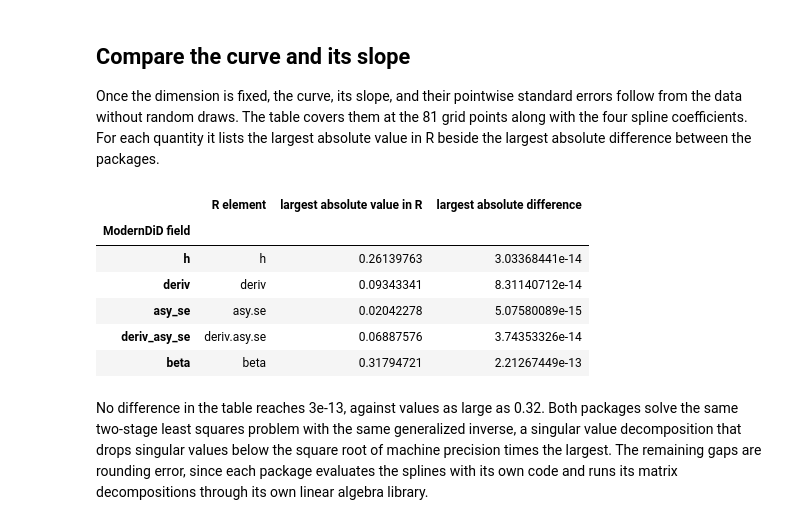
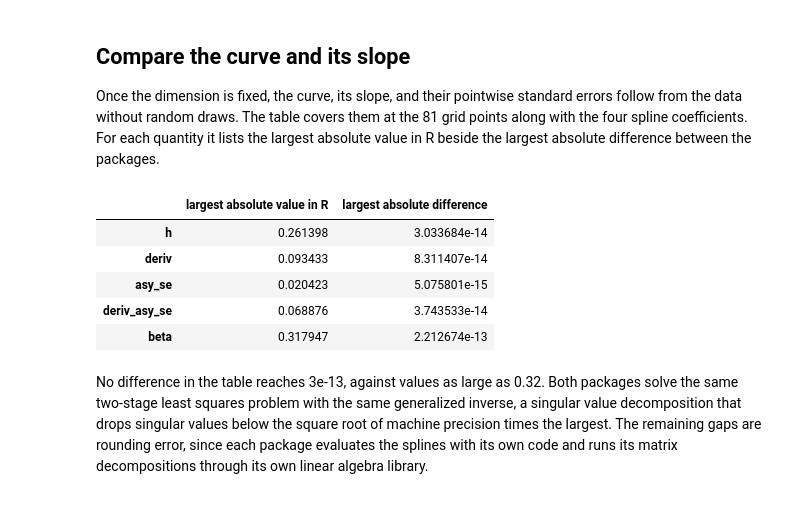
Before and after one commit to jordandeklerk/moderndid, a Jupyter notebook: docs/source/r_comparisons/r_npiv.ipynb, the cells around one changed output. Drawn from its saved outputs; the diff is of its cells as text; code cells hidden in the pictures.

```diff
--- a/docs/source/r_comparisons/r_npiv.ipynb
+++ b/docs/source/r_comparisons/r_npiv.ipynb
@@ -34,17 +34,9 @@ rest on bootstrap draws appear side by side without an assertion.
 :::
 # %%
 import numpy as np
-import pandas as pd
 import rpy2.robjects as ro
-from rpy2.robjects import pandas2ri
-from rpy2.robjects.packages import importr
 
 import moderndid as did
-
-with ro.default_converter.context():
-    r_npiv = importr("npiv")
-
-pd.set_option("display.precision", 8)
 # %% [output]
 Error importing in API mode: ImportError("dlopen(/Users/jordandeklerk/moderndid/.venv/lib/python3.12/site-packages/_rinterface_cffi_api.abi3.so, 0x0002): Library not loaded: /Library/Frameworks/R.fram ...
 Trying to import in ABI mode.
@@ -67,11 +59,6 @@ example's grid of 81 evenly spaced values of log spending from 4.5 to 6.5.
 data = did.load_engel()
 grid = np.linspace(4.5, 6.5, 81)
 
-with (ro.default_converter + pandas2ri.converter).context():
-    ro.globalenv["engel"] = ro.conversion.py2rpy(data.to_pandas())
-with ro.default_converter.context():
-    ro.globalenv["grid"] = ro.FloatVector(grid)
-
 data.select("food", "logexp", "logwages").head()
 # %% [output]
 shape: (5, 3)
@@ -82,6 +69,16 @@ shape: (5, 3)
 | 0.226277 | 4.064315 | 3.881564 |
 | 0.167698 | 4.130275 | 4.900374 |
 | 0.343115 | 4.259548 | 5.564099 |
+# %%
+import pandas as pd
+from rpy2.robjects import pandas2ri
+from rpy2.robjects.packages import importr
+
+with ro.default_converter.context():
+    importr("npiv")
+with (ro.default_converter + pandas2ri.converter).context():
+    ro.globalenv["engel"] = data.to_pandas()
+    ro.globalenv["grid"] = ro.FloatVector(grid)
 # %% [markdown]
 ## Fit the curve in each package
 
@@ -245,35 +238,33 @@ absolute difference between the packages.
 # %%
 with ro.default_converter.context():
     r_values = {
         name: np.asarray(r_fit.rx2(name)).ravel()
         for name in ("h", "deriv", "asy.se", "deriv.asy.se", "beta")
     }
 py_values = {
     "h": py_fit.h,
     "deriv": py_fit.deriv,
     "asy_se": py_fit.asy_se,
     "deriv_asy_se": py_fit.deriv_asy_se,
-    "beta": np.ravel(py_fit.beta),
+    "beta": py_fit.beta,
 }
 pd.DataFrame(
     {
-        "R element": list(r_values),
         "largest absolute value in R": [np.max(np.abs(values)) for values in r_values.values()],
         "largest absolute difference": [
             np.max(np.abs(py - r))
             for py, r in zip(py_values.values(), r_values.values(), strict=True)
         ],
     },
-    index=pd.Index(list(py_values), name="ModernDiD field"),
+    index=list(py_values),
 )
 # %% [output]
-|  | R element | largest absolute value in R | largest absolute difference |
-| ModernDiD field |  |  |  |
-| h | h | 0.26139763 | 3.03368441e-14 |
-| deriv | deriv | 0.09343341 | 8.31140712e-14 |
-| asy_se | asy.se | 0.02042278 | 5.07580089e-15 |
-| deriv_asy_se | deriv.asy.se | 0.06887576 | 3.74353326e-14 |
-| beta | beta | 0.31794721 | 2.21267449e-13 |
+|  | largest absolute value in R | largest absolute difference |
+| h | 0.261398 | 3.033684e-14 |
+| deriv | 0.093433 | 8.311407e-14 |
+| asy_se | 0.020423 | 5.075801e-15 |
+| deriv_asy_se | 0.068876 | 3.743533e-14 |
+| beta | 0.317947 | 2.212674e-13 |
 # %% [markdown]
 No difference in the table reaches 3e-13, against values as large as 0.32.
 Both packages solve the same two-stage least squares problem with the same
```
Also changed, not shown: parts of 12 cells of this notebook, 16 other files.
